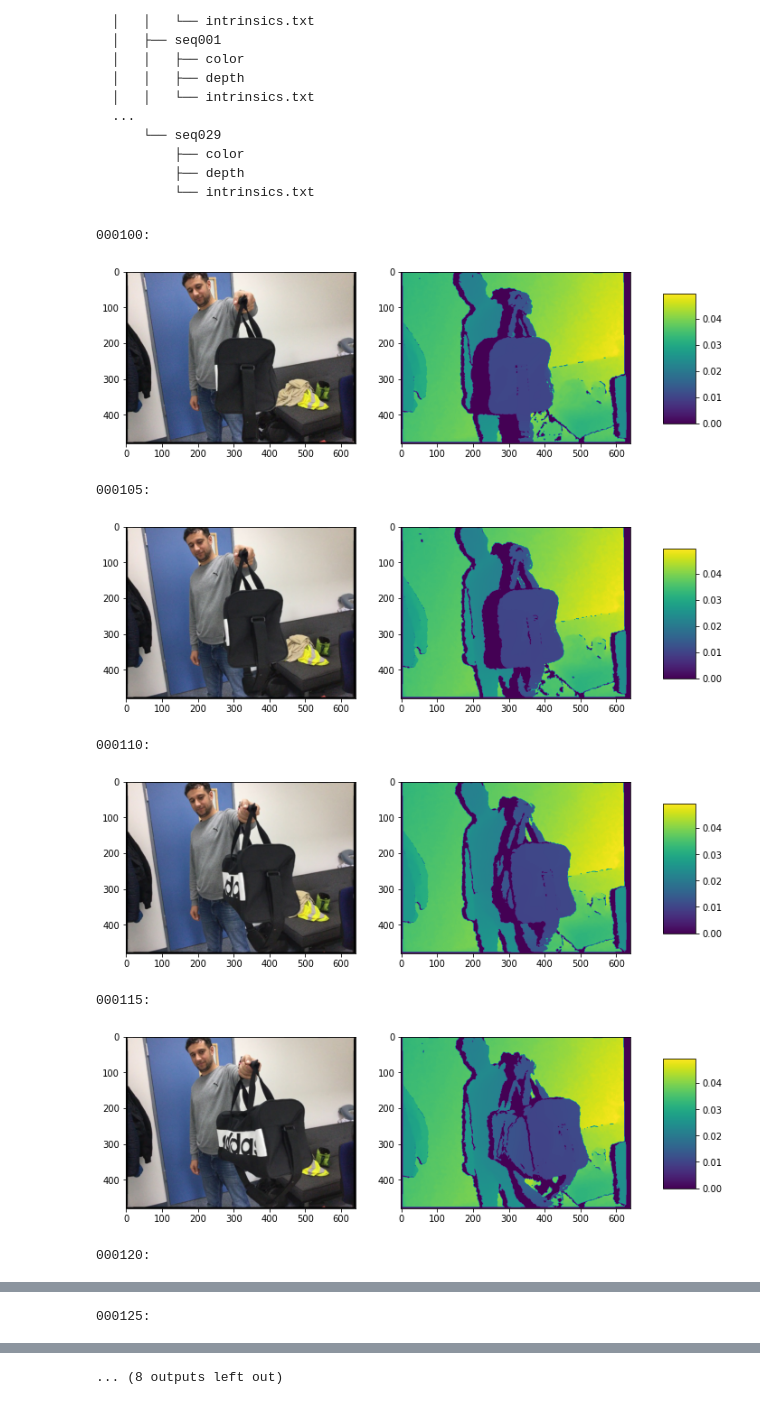
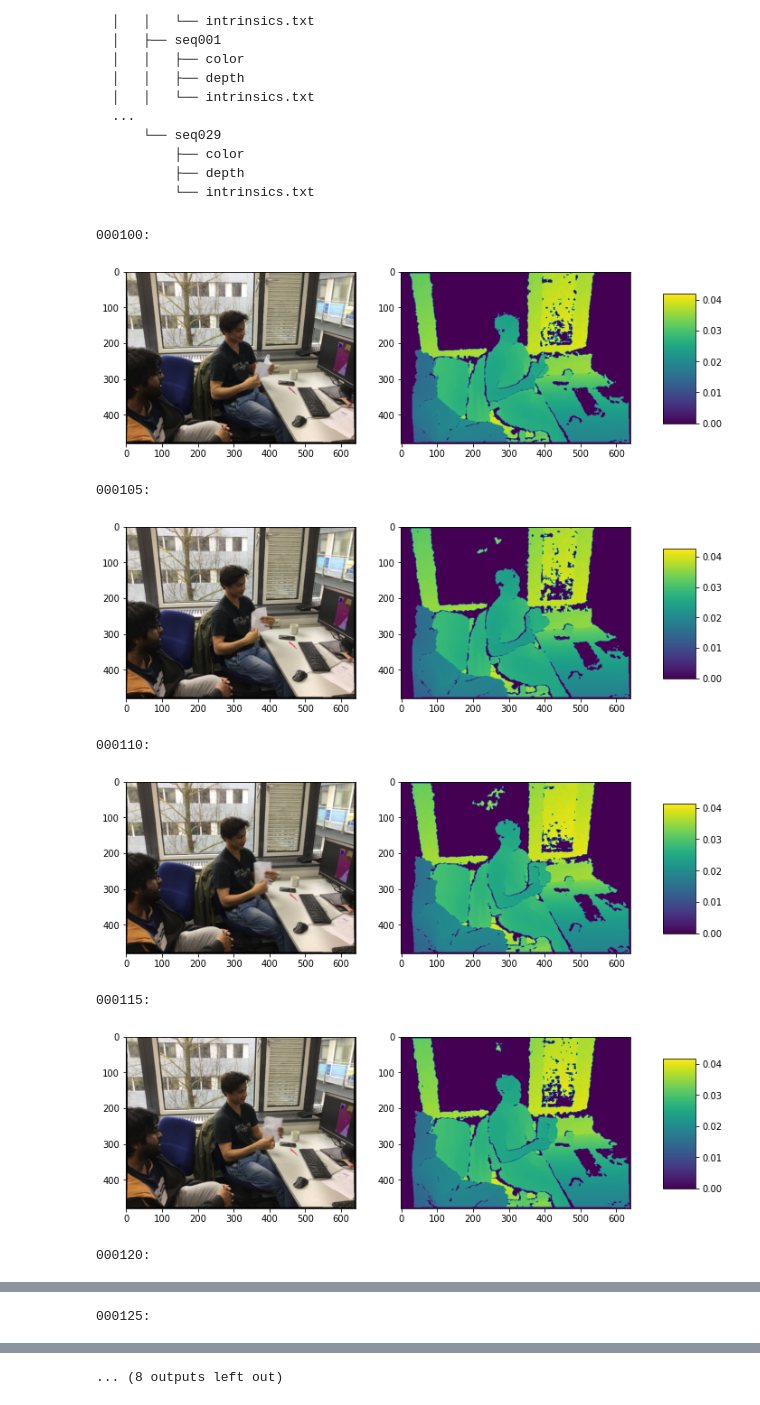
Before and after one commit to philippwulff/DGD-NeRF, a Jupyter notebook: eda_deepdeform.ipynb, the cells around one changed output, grey strips where cells are left out. Saved outputs shown, nothing was run; the diff lists cells and outputs as text; code cells hidden in the pictures.

```diff
--- a/eda_deepdeform.ipynb
+++ b/eda_deepdeform.ipynb
@@ -104,23 +104,23 @@ def tree(dir_path: Path, level: int=-1, limit_to_directories: bool=False,
 # The dataset file structure
 # tree(Path(base_path), level=3)
 # %%
-p = base_path + "/train/seq150/"
+p = base_path + "/train/seq120/"
 
 for i in range(100, 150, 5):
     print(f"000{i}:")
     fig, ax = plt.subplots(1, 2, figsize=(10, 5))
     ax[0].imshow(plt.imread(p + f"color/000{i}.jpg"))
     im = ax[1].imshow(plt.imread(p + f"depth/000{i}.png"))
     cax = fig.add_axes([0.95, 0.3, 0.05, 0.4])
     fig.colorbar(im, cax=cax, orientation='vertical')
     plt.show()
 # %% [output]
 000100:
-[figure, old version]
+[figure, new version]
 000105:
-[figure, old version]
+[figure, new version]
 000110:
-[figure, old version]
+[figure, new version]
 000115:
-[figure, old version]
+[figure, new version]
 000120:
```
Also changed, not shown: parts of 3 cells of this notebook, 2 other files.
